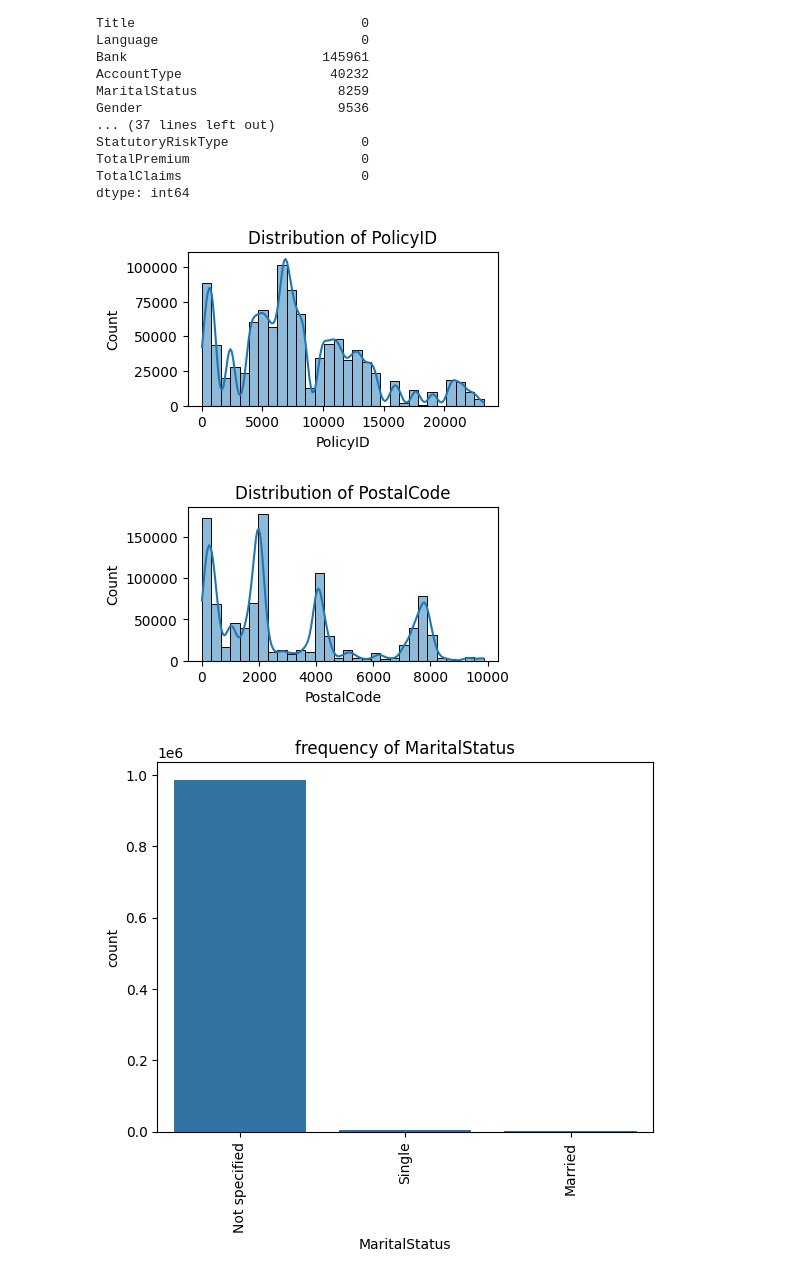
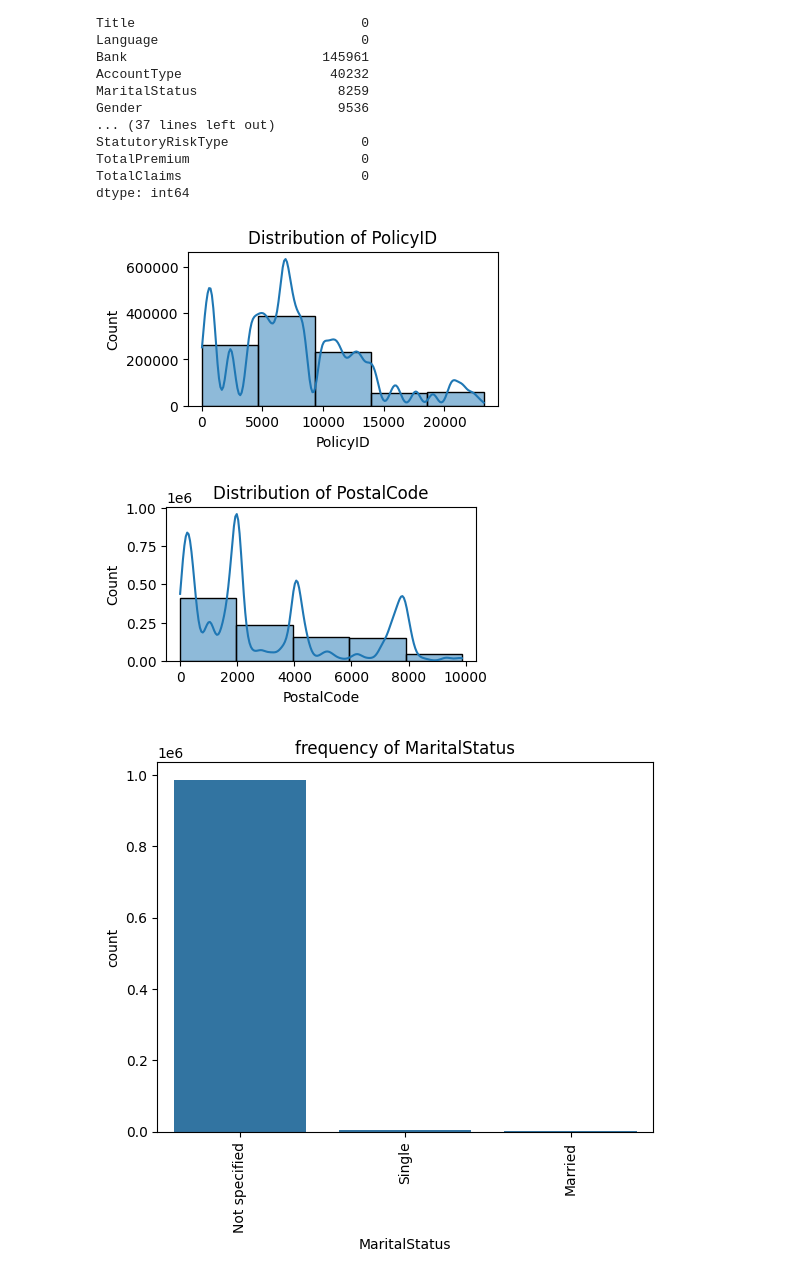
Before and after one commit to EstifanosTeklay/AlphaCareInsurance, a Jupyter notebook: notebooks/AcisEda.ipynb, the cells around one changed output. Drawn from its saved outputs; the diff is of its cells as text; code cells hidden in the pictures.

```diff
--- a/notebooks/AcisEda.ipynb
+++ b/notebooks/AcisEda.ipynb
@@ -97,12 +97,12 @@ acis_category = ['MaritalStatus','Province']
 # %%
 for col in acis_numeric:
     plt.figure(figsize=(4,2))
-    sns.histplot(acis_data[col],kde=True, bins=30)
+    sns.histplot(acis_data[col],kde=True, bins=5)
     plt.title(f"Distribution of {col}")
     plt.show()
 # %% [output]
-[figure, old version]
+[figure, new version]
-[figure, old version]
+[figure, new version]
 # %%
 # Bar charts for categorical columns
 for col in acis_category:
```
Also changed, not shown: parts of 2 cells of this notebook.
